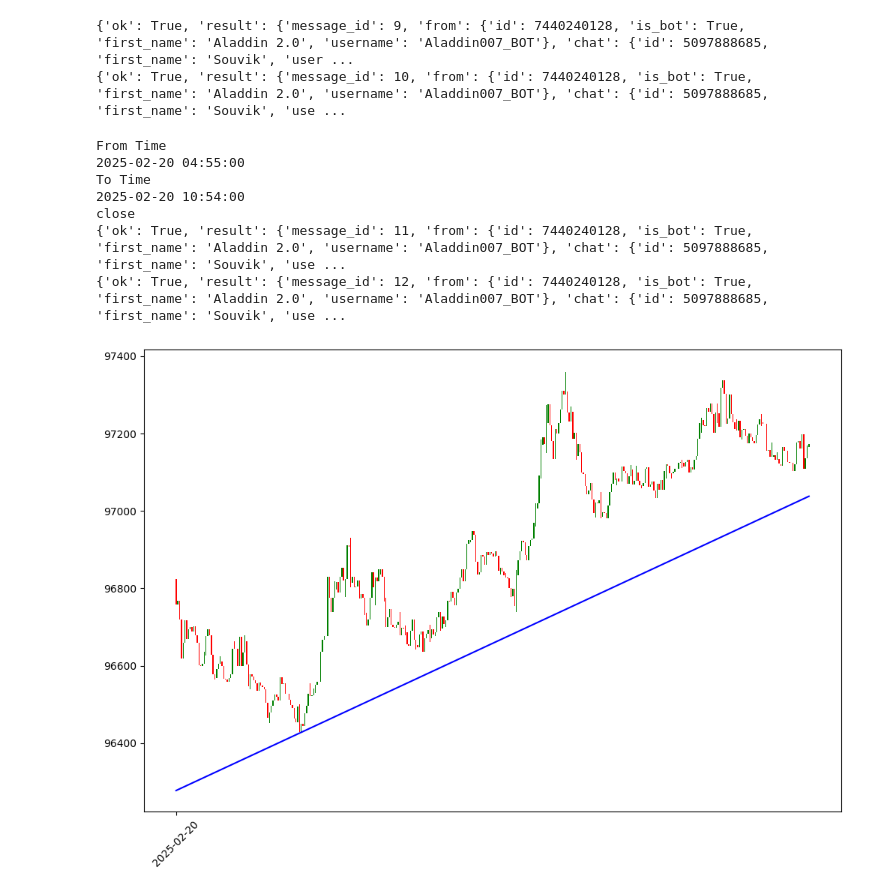
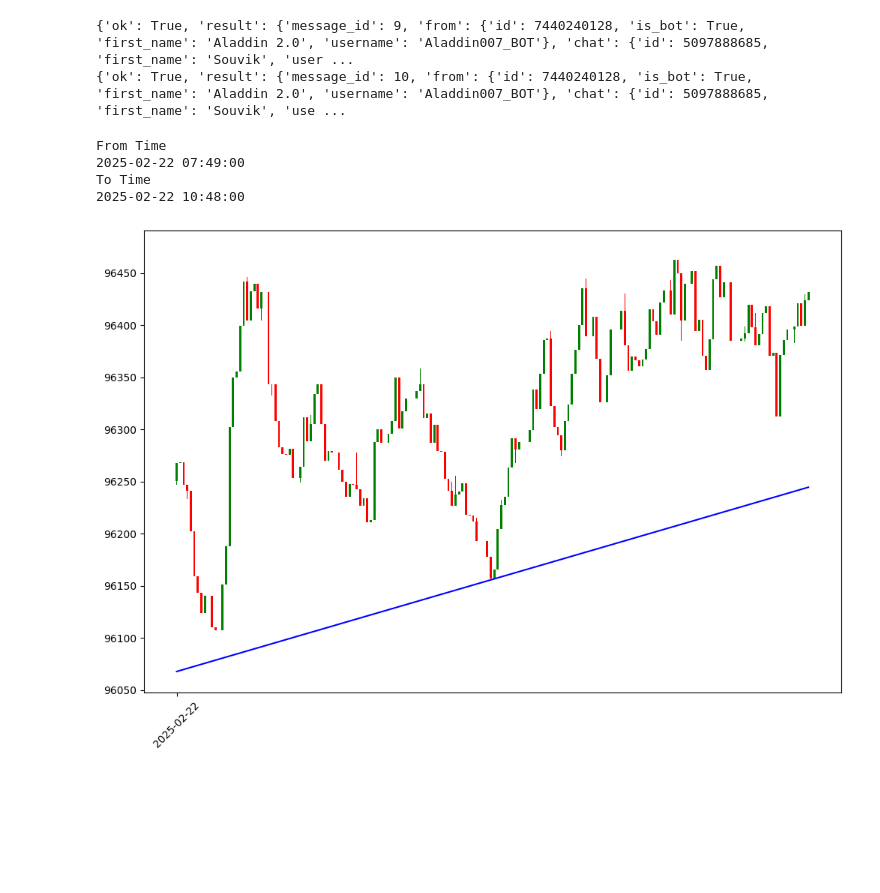
Before and after one commit to Souvik-Daw/Aladdin-2.0, a Jupyter notebook: Support jupyter notebook.ipynb, the cells around one changed output. Drawn from its saved outputs; the diff is of its cells as text; code cells hidden in the pictures; blank space fills up the shorter version.

```diff
--- a/Support jupyter notebook.ipynb
+++ b/Support jupyter notebook.ipynb
@@ -234,7 +244,7 @@ def dist_from_trendline(df_new, slope, intercept, percentile=50):
 #1 hour analysis
 symbol = 'BTCUSDT'
 interval = '1m'
-lookback = '6 hours ago UTC'
+lookback = '3 hours ago UTC'
 
 # Fetch data
 df = get_historical_klines(symbol, interval, lookback)
@@ -243,36 +253,33 @@ print(df.iloc[0, 0])
 print("To Time")
 print(df.iloc[-1, 0])
 
 #_ax = candlestick_ax(t=df['date'], o=df['open'], h=df['high'], l=df['low'], c=df['close'])
 df['mid'] = (df['open'] + df['close'])/2
 slope_0, intercept_0 = get_best_fit_slope_intercept(df)
 slope_init, intercept_init = get_init_slope_intercept(df)
 slope_final, intercept_final = get_final_slope_intercept(df, slope_init, intercept_init)
 visualize_trendline(df, slope_final, intercept_final)
 
 support = candles_close_to_trendline(df, slope_final, intercept_final)
 current = df.iloc[-1,4]
 
 if (abs(current-support))<100:
     print("close")
     name = str(int(current)) +" at "+ str(int(support))+".png"
     safegraph(df, slope_final, intercept_final,name)
     #Send telegram message
     # message = "BTC Chart at support level at 1 hour tf"
     # url = f"https://api.telegram.org/bot{TOKEN}/sendMessage?chat_id={CHAT_ID}&text={message}"
     # r= requests.get(url)
     # print(r.json())
 
     # #Send telegram pictures
     # files = {'photo': open('alert/'+ name, 'rb')}
     # resp = requests.post('https://api.telegram.org/bot7440240128:AAHGgBidb-mEjSOfzWXJ2hzY8UupUDlvKEs/sendPhoto?chat_id=5097888685', files=files)
     # print(resp.json())
 # %% [output]
 From Time
-2025-02-20 04:55:00
+2025-02-22 07:49:00
 To Time
-2025-02-20 10:54:00
-close
-{'ok': True, 'result': {'message_id': 11, 'from': {'id': 7440240128, 'is_bot': True, 'first_name': 'Aladdin 2.0', 'username': 'Aladdin007_BOT'}, 'chat': {'id': 5097888685, 'first_name': 'Souvik', 'use ...
-{'ok': True, 'result': {'message_id': 12, 'from': {'id': 7440240128, 'is_bot': True, 'first_name': 'Aladdin 2.0', 'username': 'Aladdin007_BOT'}, 'chat': {'id': 5097888685, 'first_name': 'Souvik', 'use ...
+2025-02-22 10:48:00
-[figure, old version]
+[figure, new version]
```
Also changed, not shown: parts of 7 cells of this notebook, 20 other files.
